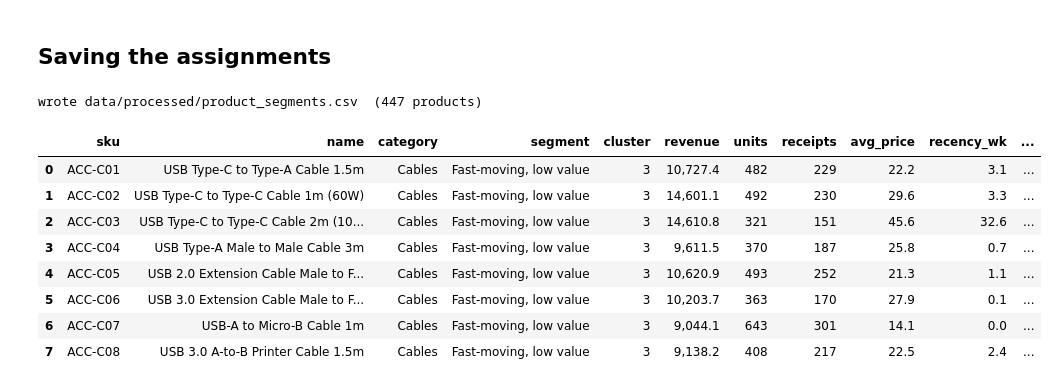
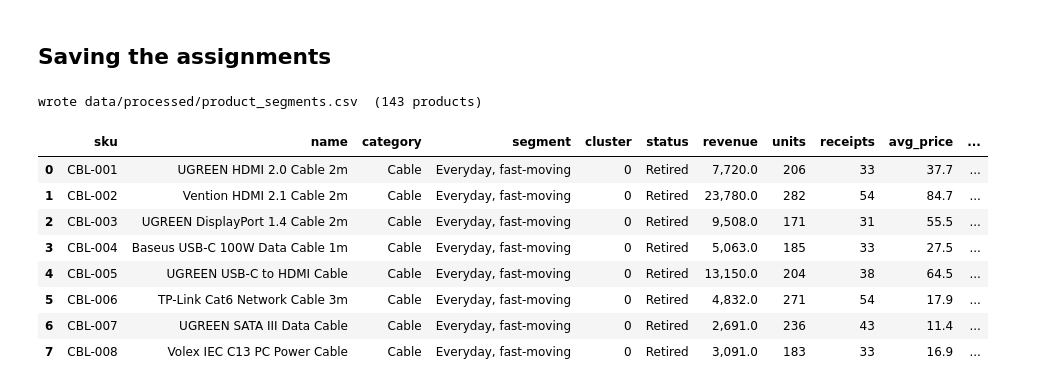
Before and after one commit to leejiewei/etech_FYP, a Jupyter notebook: ml/03_segmentation.ipynb, the cells around one changed output. Saved outputs shown, nothing was run; the diff lists cells and outputs as text; code cells hidden in the pictures.

```diff
--- a/ml/03_segmentation.ipynb
+++ b/ml/03_segmentation.ipynb
@@ -175,29 +193,24 @@ cluster index by hand.
 # %%
 def name_segments(profile):
-    names, taken = {}, set()
-
-    dormant = profile.med_recency.idxmax()
-    names[dormant] = "Dormant / discontinued"; taken.add(dormant)
-
-    rest = profile.drop(index=list(taken))
-    fast = rest.med_units.idxmax()
-    names[fast] = "Fast-moving, low value"; taken.add(fast)
-
-    rest = profile.drop(index=list(taken))
-    premium = rest.med_price.idxmax()
-    names[premium] = "Premium, low volume"; taken.add(premium)
-
-    for c in profile.index.difference(list(taken)):
-        names[c] = "Core range"
+    names = {}
+    big = profile.med_price.idxmax()
+    names[big] = "Big-ticket"
+    rest = profile.drop(index=big)
+    fast = rest.med_units_wk.idxmax()
+    names[fast] = "Everyday, fast-moving"
+    rest = rest.drop(index=fast)
+    names[rest.med_price.idxmax()] = "Mid-price, slow-moving"
+    names[rest.med_price.idxmin()] = "Low-price, slow-moving"
+    assert len(names) == len(profile)
     return names
 
 segment_name = name_segments(profile)
 products["segment"] = products.cluster.map(segment_name)
 
 summary = (products.groupby("segment")
-           .agg(SKUs=("revenue","size"), revenue=("revenue","sum"),
-                med_price=("avg_price","median"), med_units=("units","median"),
-                med_recency_wk=("recency_wk","median"))
+           .agg(products=("revenue", "size"), revenue=("revenue", "sum"),
+                med_price=("avg_price", "median"), med_units_wk=("units_per_wk", "median"),
+                current=("status", lambda s: (s == "Current range").sum()))
            .sort_values("revenue", ascending=False))
 summary["rev_share%"] = summary.revenue / products.revenue.sum() * 100
 display(summary)
@@ -206,5 +219,5 @@ for seg in summary.index:
     top = products[products.segment == seg].nlargest(3, "revenue")
     print(f"\n{seg}")
     for _, r in top.iterrows():
-        print(f"   {r['name'][:46]:46} {r.category:20} RM {r.revenue:>9,.0f}")
+        print(f"   {r['name'][:46]:46} {r.category:16} RM {r.revenue:>11,.0f}")
 # %% [output]
@@ -282,20 +340,20 @@ segment against ABC class (SKU counts):
 # %% [markdown]
 ## Saving the assignments
 # %%
-out = products.reset_index()[["sku","name","category","segment","cluster","revenue","units",
-                              "receipts","avg_price","recency_wk","active_wk","rev_share%"]]
-out = out.merge(abc.reset_index()[["sku","ABC","cum%"]], on="sku", how="left")
+out = products.reset_index()[["sku", "name", "category", "segment", "cluster", "status", "revenue", "units",
+                              "receipts", "avg_price", "weeks_on_sale", "units_per_wk", "recency_wk", "rev_share%"]]
+out = out.merge(abc.reset_index()[["sku", "ABC", "cum%"]], on="sku", how="left")
 out.to_csv("data/processed/product_segments.csv", index=False)
 print(f"wrote data/processed/product_segments.csv  ({len(out)} products)")
 display(out.head(8))
 # %% [output]
-wrote data/processed/product_segments.csv  (447 products)
+wrote data/processed/product_segments.csv  (143 products)
-|  | sku | name | category | segment | cluster | revenue | units | receipts | avg_price | recency_wk | ... |
-| 0 | ACC-C01 | USB Type-C to Type-A Cable 1.5m | Cables | Fast-moving, low value | 3 | 10,727.4 | 482 | 229 | 22.2 | 3.1 | ... |
-| 1 | ACC-C02 | USB Type-C to Type-C Cable 1m (60W) | Cables | Fast-moving, low value | 3 | 14,601.1 | 492 | 230 | 29.6 | 3.3 | ... |
-| 2 | ACC-C03 | USB Type-C to Type-C Cable 2m (10... | Cables | Fast-moving, low value | 3 | 14,610.8 | 321 | 151 | 45.6 | 32.6 | ... |
-| 3 | ACC-C04 | USB Type-A Male to Male Cable 3m | Cables | Fast-moving, low value | 3 | 9,611.5 | 370 | 187 | 25.8 | 0.7 | ... |
-| 4 | ACC-C05 | USB 2.0 Extension Cable Male to F... | Cables | Fast-moving, low value | 3 | 10,620.9 | 493 | 252 | 21.3 | 1.1 | ... |
-| 5 | ACC-C06 | USB 3.0 Extension Cable Male to F... | Cables | Fast-moving, low value | 3 | 10,203.7 | 363 | 170 | 27.9 | 0.1 | ... |
-| 6 | ACC-C07 | USB-A to Micro-B Cable 1m | Cables | Fast-moving, low value | 3 | 9,044.1 | 643 | 301 | 14.1 | 0.0 | ... |
-| 7 | ACC-C08 | USB 3.0 A-to-B Printer Cable 1.5m | Cables | Fast-moving, low value | 3 | 9,138.2 | 408 | 217 | 22.5 | 2.4 | ... |
+|  | sku | name | category | segment | cluster | status | revenue | units | receipts | avg_price | ... |
+| 0 | CBL-001 | UGREEN HDMI 2.0 Cable 2m | Cable | Everyday, fast-moving | 0 | Retired | 7,720.0 | 206 | 33 | 37.7 | ... |
+| 1 | CBL-002 | Vention HDMI 2.1 Cable 2m | Cable | Everyday, fast-moving | 0 | Retired | 23,780.0 | 282 | 54 | 84.7 | ... |
+| 2 | CBL-003 | UGREEN DisplayPort 1.4 Cable 2m | Cable | Everyday, fast-moving | 0 | Retired | 9,508.0 | 171 | 31 | 55.5 | ... |
+| 3 | CBL-004 | Baseus USB-C 100W Data Cable 1m | Cable | Everyday, fast-moving | 0 | Retired | 5,063.0 | 185 | 33 | 27.5 | ... |
+| 4 | CBL-005 | UGREEN USB-C to HDMI Cable | Cable | Everyday, fast-moving | 0 | Retired | 13,150.0 | 204 | 38 | 64.5 | ... |
+| 5 | CBL-006 | TP-Link Cat6 Network Cable 3m | Cable | Everyday, fast-moving | 0 | Retired | 4,832.0 | 271 | 54 | 17.9 | ... |
+| 6 | CBL-007 | UGREEN SATA III Data Cable | Cable | Everyday, fast-moving | 0 | Retired | 2,691.0 | 236 | 43 | 11.4 | ... |
+| 7 | CBL-008 | Volex IEC C13 PC Power Cable | Cable | Everyday, fast-moving | 0 | Retired | 3,091.0 | 183 | 33 | 16.9 | ... |
```
Also changed, not shown: parts of 20 cells of this notebook, 31 other files.
